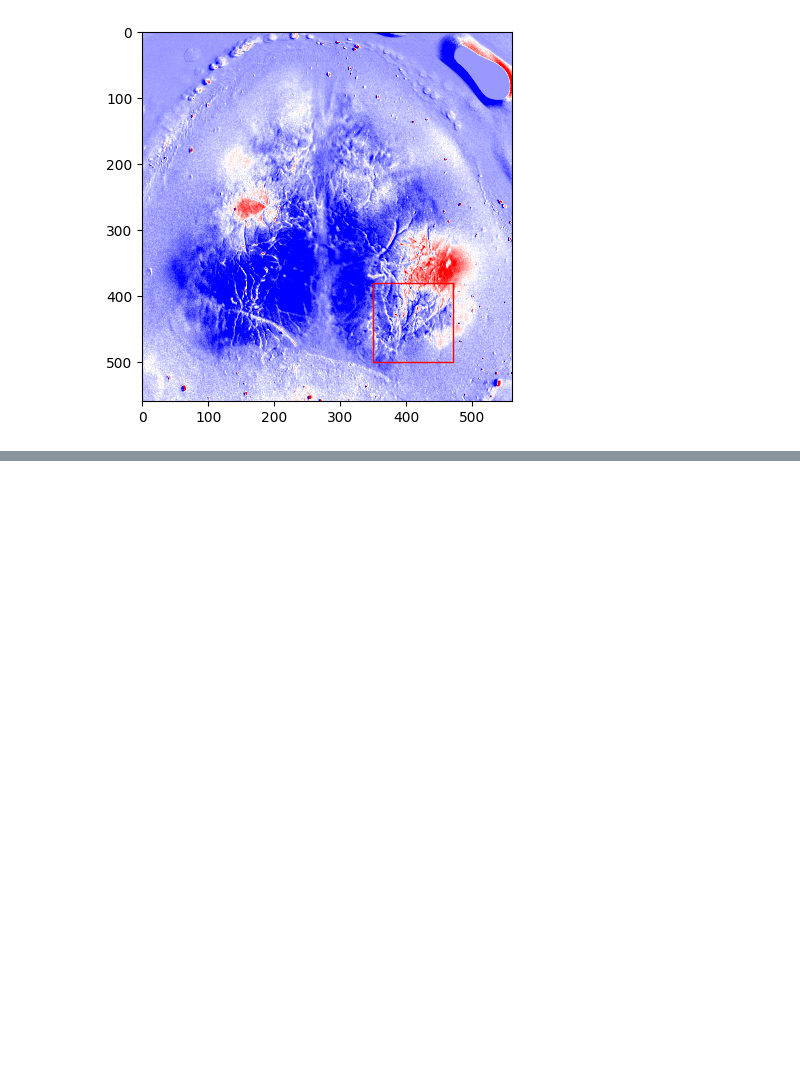
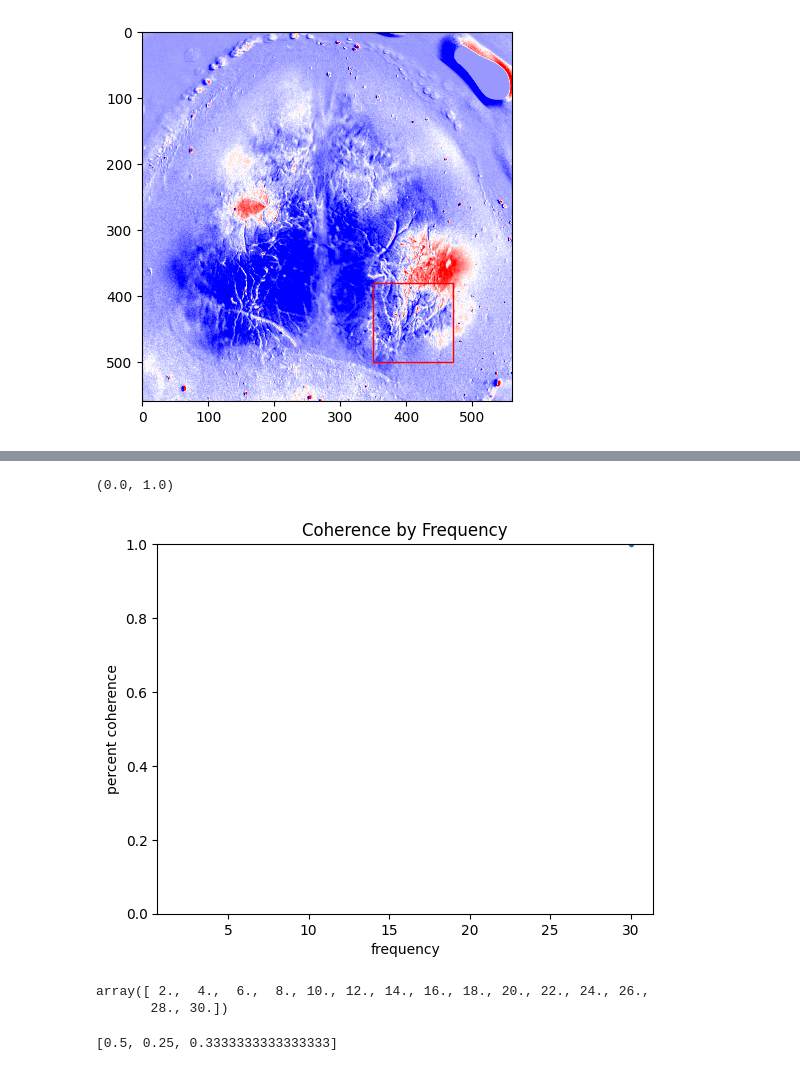
Before and after one commit to paschamatveev/wfOptoProject, a Jupyter notebook: wf + opto/led_oscillations.ipynb, the cells around one changed output, grey strips where cells are left out. Cells and saved outputs as stored; diff of their text form; code cells hidden in the pictures; blank space fills up the shorter version.

Commit message:
coherence

```diff
--- a/wf + opto/led_oscillations.ipynb
+++ b/wf + opto/led_oscillations.ipynb
@@ -278,0 +267,12 @@ for i,vc in enumerate(freqActivityLeft):
+# %%
+coherences=[]
+binned_freqs=[]
+maxAmps=[]
+for i, vc in enumerate(freqActivityLeft):
+    maxAmp = np.max(vc)
+    maxAmps.append(maxAmp)
+    freqs = [x for x in vc if ((x >=maxAmp-10) and (x<=maxAmp+10))]
+    binned_freqs.append(freqs)
+    count_freq = len(freqs)
+    coherence = freq/np.unique(flipRates)[i]
+    coherences.append(coherence)
@@ -278,0 +299,21 @@ for i,vc in enumerate(freqActivityLeft):
+# %%
+plt.plot(np.unique(flipRates),coherences,'-o',marker='.',linestyle='none')
+plt.xlabel('frequency')
+plt.ylabel('percent coherence')
+plt.title('Coherence by Frequency')
+plt.fill_between(np.unique(flipRates), \
+                 np.mean(coherences, axis=0)-scipy.stats.sem(coherences,axis=0),\
+                 np.mean(coherences,axis=0)+scipy.stats.sem(coherences,axis=0), color='lightblue')
+plt.ylim(0,1)
+# %% [output]
+(0.0, 1.0)
+[figure, added]
+# %%
+np.unique(flipRates)
+# %% [output]
+array([ 2.,  4.,  6.,  8., 10., 12., 14., 16., 18., 20., 22., 24., 26.,
+       28., 30.])
+# %%
+coherences
+# %% [output]
+[0.5, 0.25, 0.3333333333333333]
```
Also changed, not shown: parts of 6 cells of this notebook.
